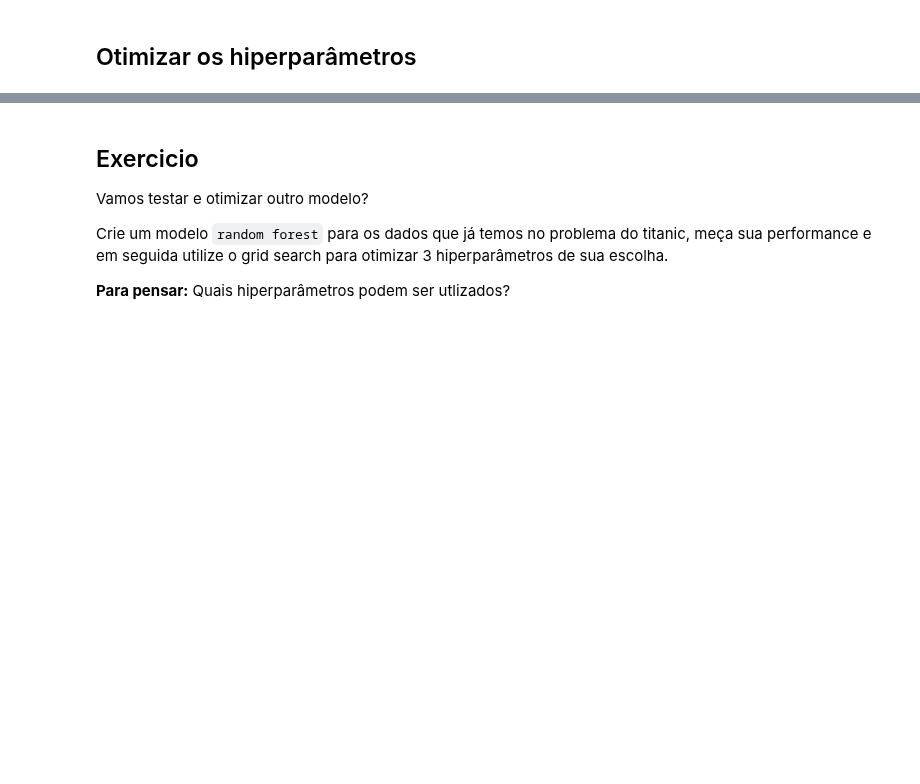
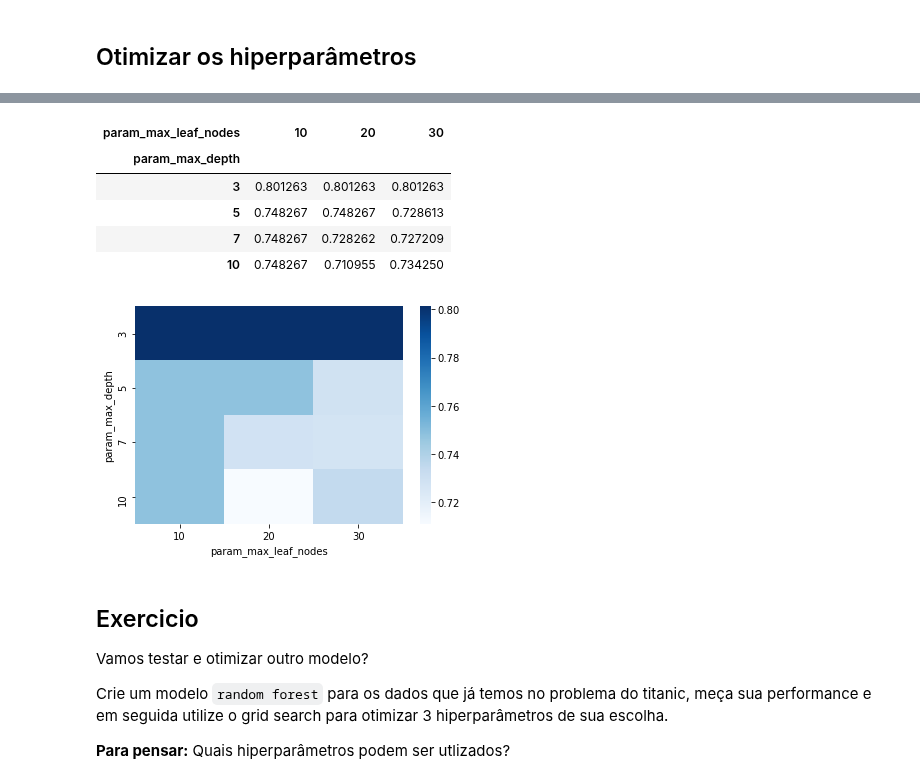
Before and after one commit to walisson-silva-ada/827-data-science, a Jupyter notebook: 09. hyperparameters_optmization/09_optimization.ipynb, the cells around one changed output, grey strips where cells are left out. Cells and saved outputs as stored; diff of their text form; code cells hidden in the pictures; blank space fills up the shorter version.

```diff
--- a/09. hyperparameters_optmization/09_optimization.ipynb
+++ b/09. hyperparameters_optmization/09_optimization.ipynb
@@ -232,3 +232,19 @@ gscv.cv_results_
+# %%
+import pandas as pd
+import seaborn as sns
+
+pvt = pd.pivot_table(pd.DataFrame(gscv.cv_results_),
+    values='mean_test_score', index='param_max_depth', columns='param_max_leaf_nodes')
+sns.heatmap(pvt, cmap='Blues')
+pvt
+# %% [output]
+| param_max_leaf_nodes | 10 | 20 | 30 |
+| param_max_depth |  |  |  |
+| 3 | 0.801263 | 0.801263 | 0.801263 |
+| 5 | 0.748267 | 0.748267 | 0.728613 |
+| 7 | 0.748267 | 0.728262 | 0.727209 |
+| 10 | 0.748267 | 0.710955 | 0.734250 |
+[figure, added]
 # %% [markdown]
 ## Exercicio
 
```
Also changed, not shown: parts of 21 cells of this notebook.
